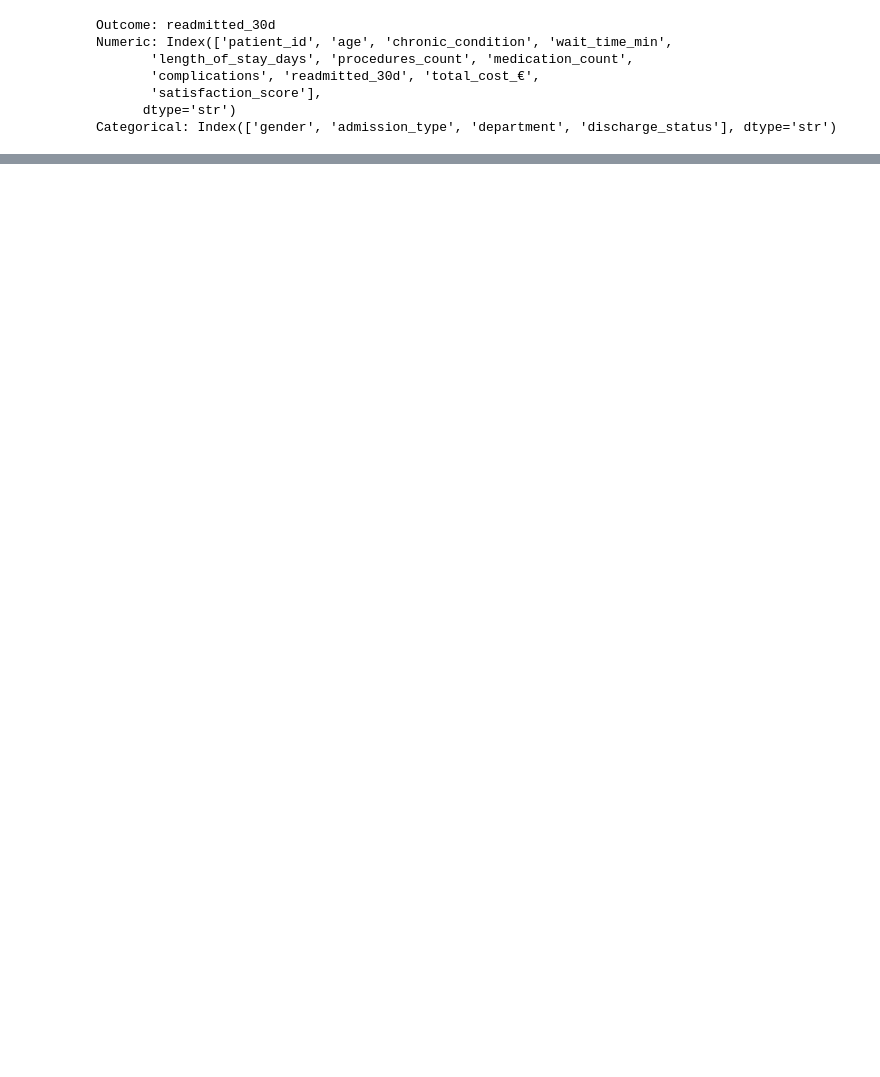
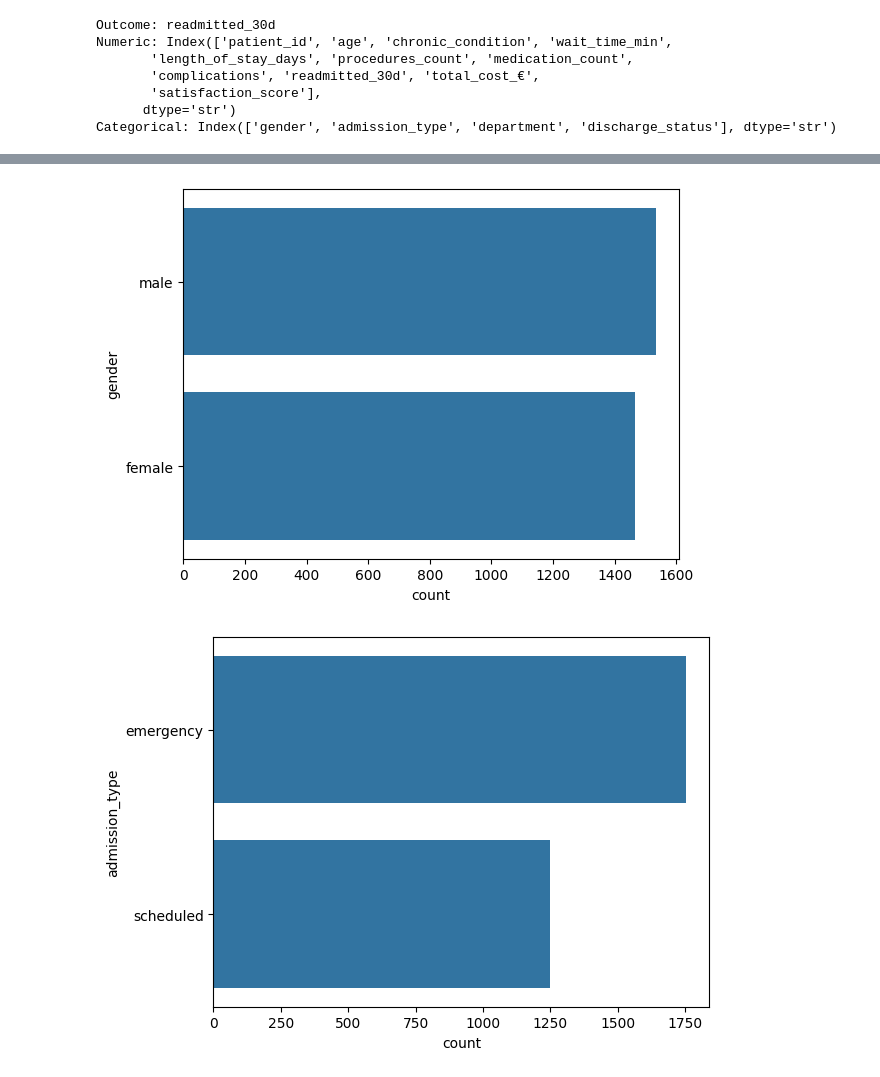
Before and after one commit to carina-ds/readmission, a Jupyter notebook: 00. EDA.ipynb, the cells around one changed output, grey strips where cells are left out. Saved outputs shown, nothing was run; the diff lists cells and outputs as text; code cells hidden in the pictures; blank space fills up the shorter version.

```diff
--- a/00. EDA.ipynb
+++ b/00. EDA.ipynb
@@ -91,0 +210,9 @@ Categorical: Index(['gender', 'admission_type', 'department', 'discharge_status'
+# %%
+# categorical
+
+for col in categorical_features:
+    sns.countplot(y=col, data=readmit_data, order=readmit_data[col].value_counts().index)
+    plt.show()
+# %% [output]
+[figure, added]
+[figure, added]
```
Also changed, not shown: parts of 37 cells of this notebook.
